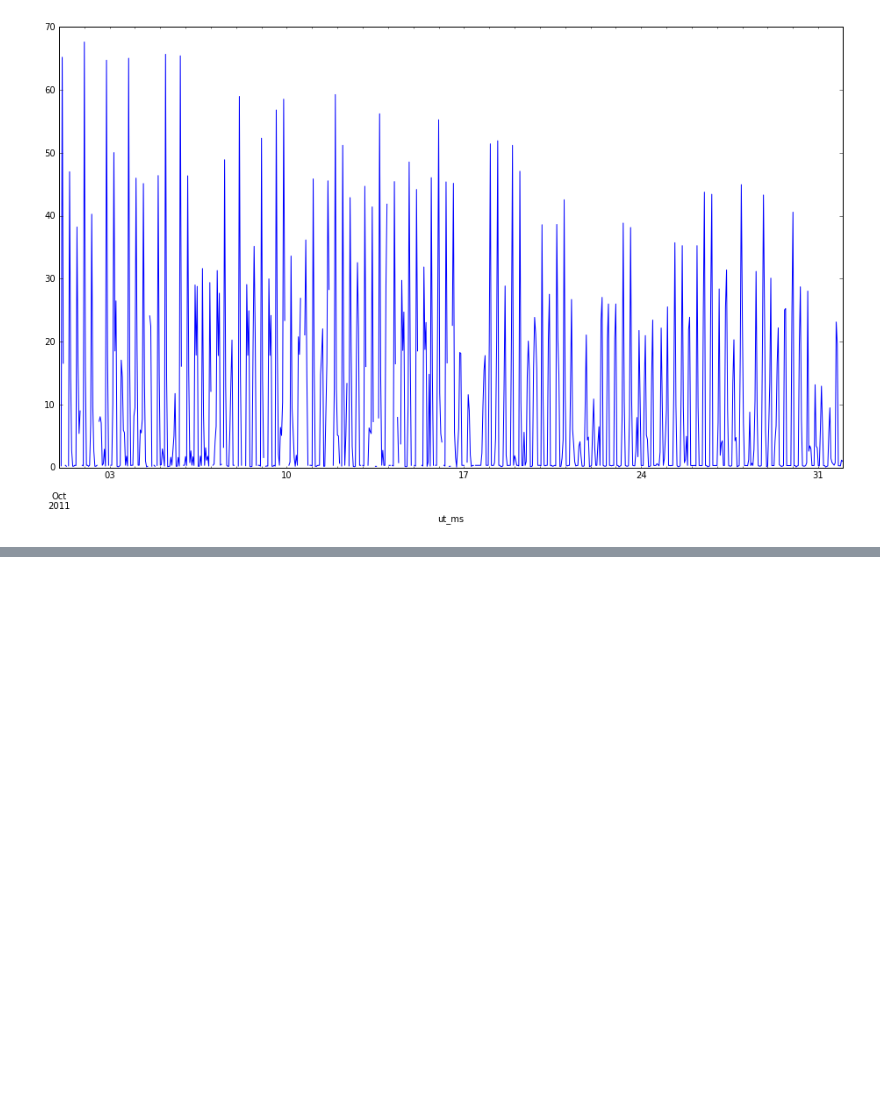
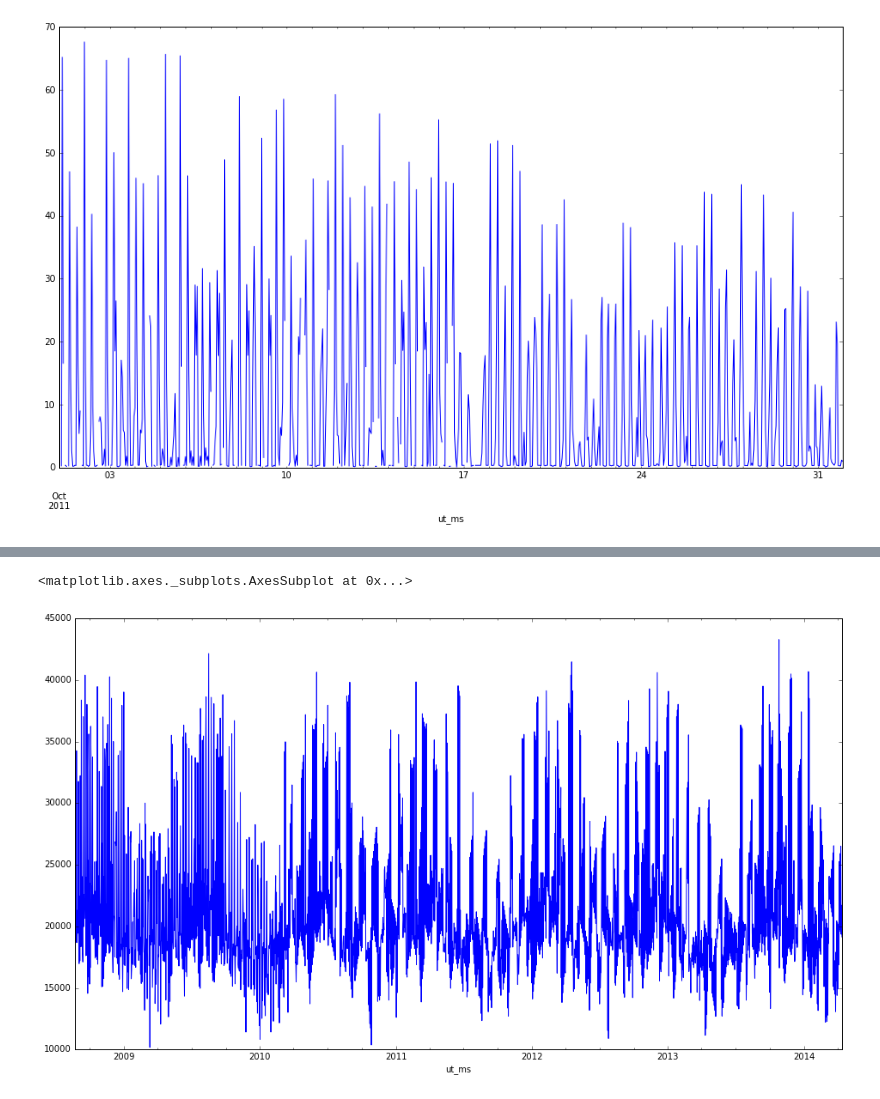
Before and after one commit to ktrnka/mars-express, a Jupyter notebook: src/data exploration.ipynb, the cells around one changed output, grey strips where cells are left out. Cells and saved outputs as stored; diff of their text form; code cells hidden in the pictures; blank space fills up the shorter version.

Commit message:
Adding some of the time-delayed DMOP features.

```diff
--- a/src/data exploration.ipynb
+++ b/src/data exploration.ipynb
@@ -41,0 +95,11 @@ Name: description, dtype: int64
+# %%
+def time_since_last_event(event_data, index):
+    event_dates = pandas.Series(index=event_data.index, data=event_data.index, name="date")
+    event_dates = event_dates.reindex(index, method="ffill")
+    deltas = event_dates.index - event_dates
+    return deltas.fillna(0).dt.total_seconds()
+
+time_since_last_event(evtf_data[evtf_data.description.str.contains("MRB_AOS_00")], power_data.index).resample("1D").mean().plot(figsize=(16, 9))
+# %% [output]
+<matplotlib.axes._subplots.AxesSubplot at 0x...>
+[figure, added]
```
Also changed, not shown: parts of 5 cells of this notebook, 1 other file.
